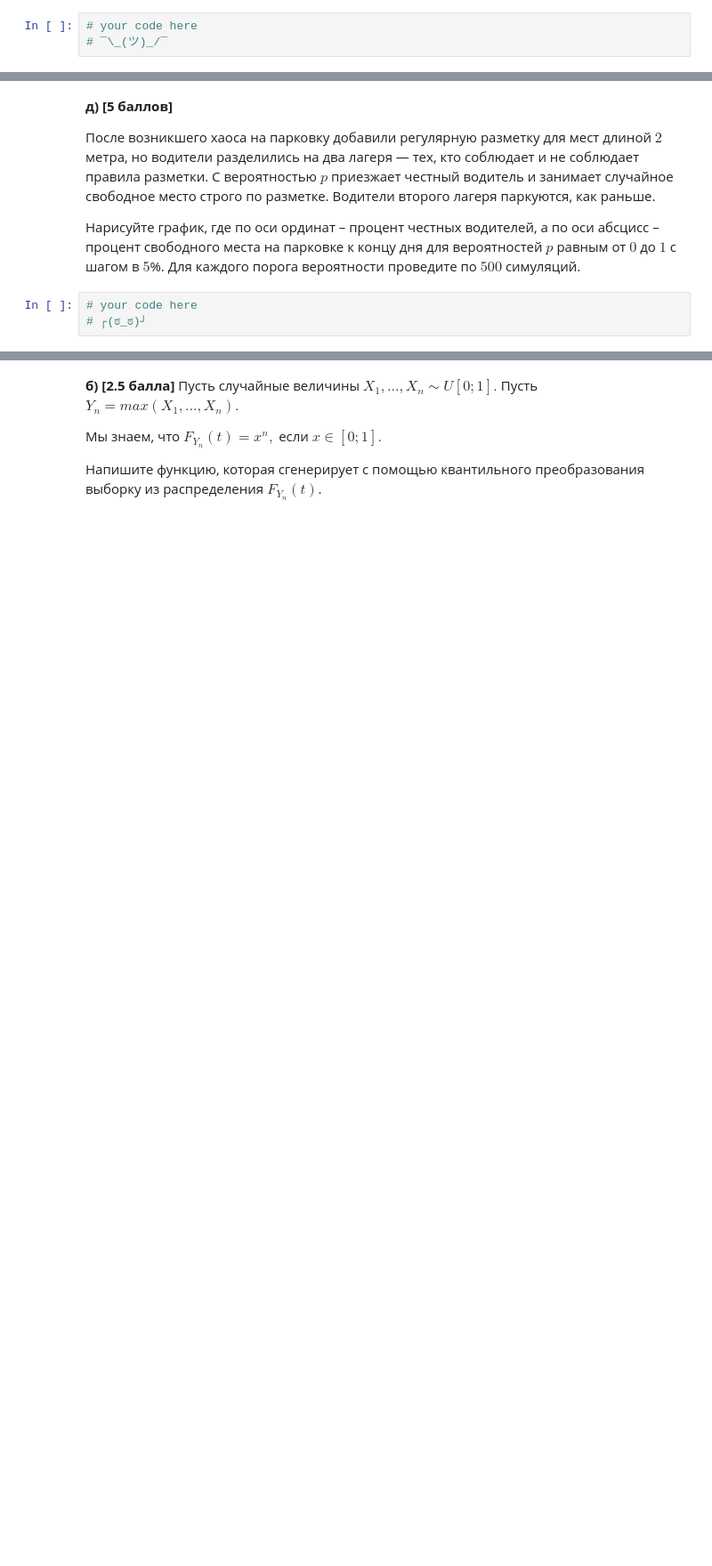
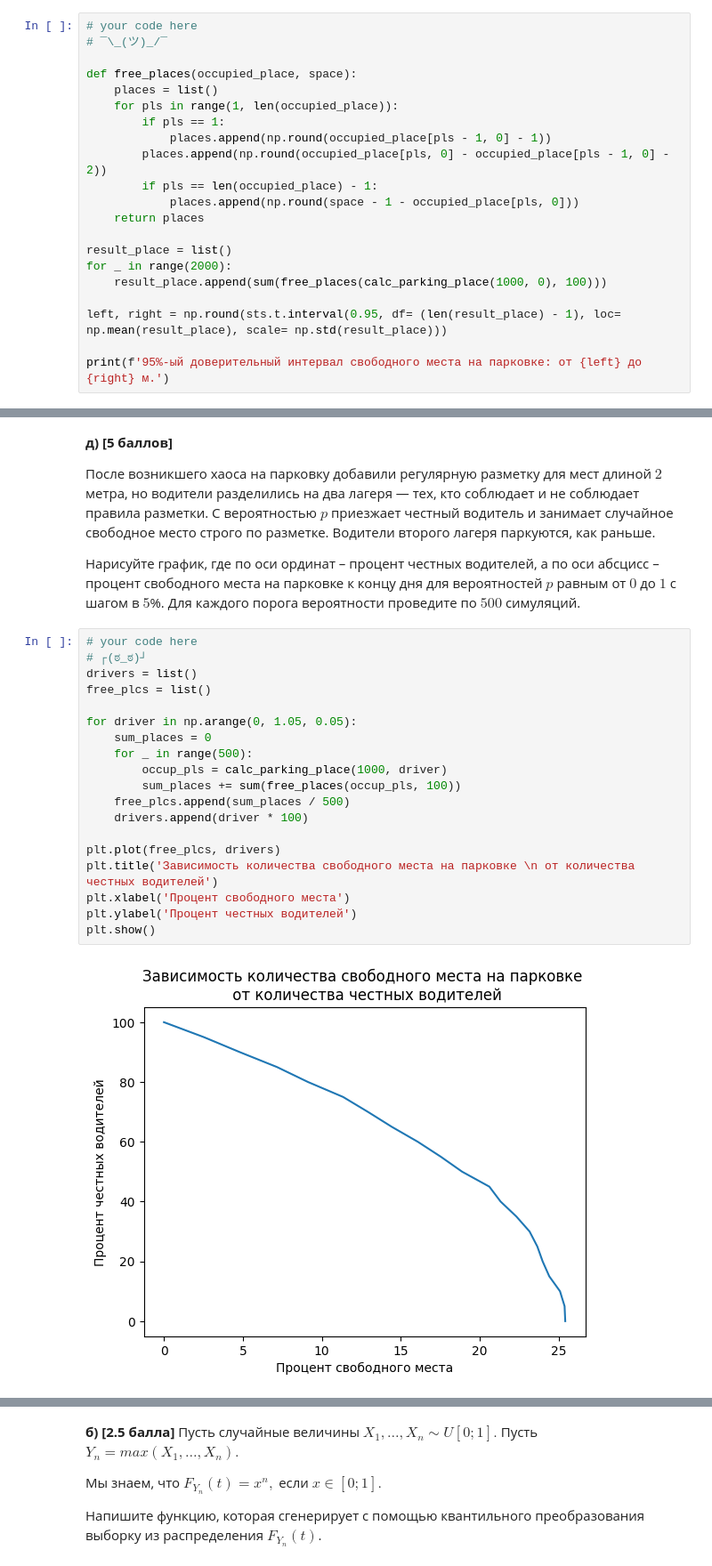
Before and after one commit to IYuminov/yet_another_matstat_course, a Jupyter notebook: hw_2024/yam_hw01-Interstellar.ipynb, the cells around one changed output, grey strips where cells are left out. Shown at 89% size. Cells and saved outputs as stored; diff of their text form; blank space fills up the shorter version.

```diff
--- a/hw_2024/yam_hw01-Interstellar.ipynb
+++ b/hw_2024/yam_hw01-Interstellar.ipynb
@@ -301,3 +338,21 @@ __в) [2.5 балла]__ Постройте $95$\%-ый доверительны
 # %%
 # your code here
 # ¯\_(ツ)_/¯
+
+def free_places(occupied_place, space):
+    places = list()
+    for pls in range(1, len(occupied_place)):
+        if pls == 1:
+            places.append(np.round(occupied_place[pls - 1, 0] - 1))
+        places.append(np.round(occupied_place[pls, 0] - occupied_place[pls - 1, 0] - 2))
+        if pls == len(occupied_place) - 1:
+            places.append(np.round(space - 1 - occupied_place[pls, 0]))
+    return places
+
+result_place = list()
+for _ in range(2000):
+    result_place.append(sum(free_places(calc_parking_place(1000, 0), 100)))
+
+left, right = np.round(sts.t.interval(0.95, df= (len(result_place) - 1), loc= np.mean(result_place), scale= np.std(result_place)))
+
+print(f'95%-ый доверительный интервал свободного места на парковке: от {left} до {right} м.')
@@ -315,6 +379,24 @@ __д) [5 баллов]__
 # %%
 # your code here
 # ┌(ಠ_ಠ)┘
+drivers = list()
+free_plcs = list()
+
+for driver in np.arange(0, 1.05, 0.05):
+    sum_places = 0
+    for _ in range(500):
+        occup_pls = calc_parking_place(1000, driver)
+        sum_places += sum(free_places(occup_pls, 100))
+    free_plcs.append(sum_places / 500)
+    drivers.append(driver * 100)
+
+plt.plot(free_plcs, drivers)
+plt.title('Зависимость количества свободного места на парковке \n от количества честных водителей')
+plt.xlabel('Процент свободного места')
+plt.ylabel('Процент честных водителей')
+plt.show()
+# %% [output]
+[figure, added]
 # %% [markdown]
 ### Задача 4: квантильное преобразование (5 баллов)
 
```
Also changed, not shown: parts of 16 cells of this notebook.
